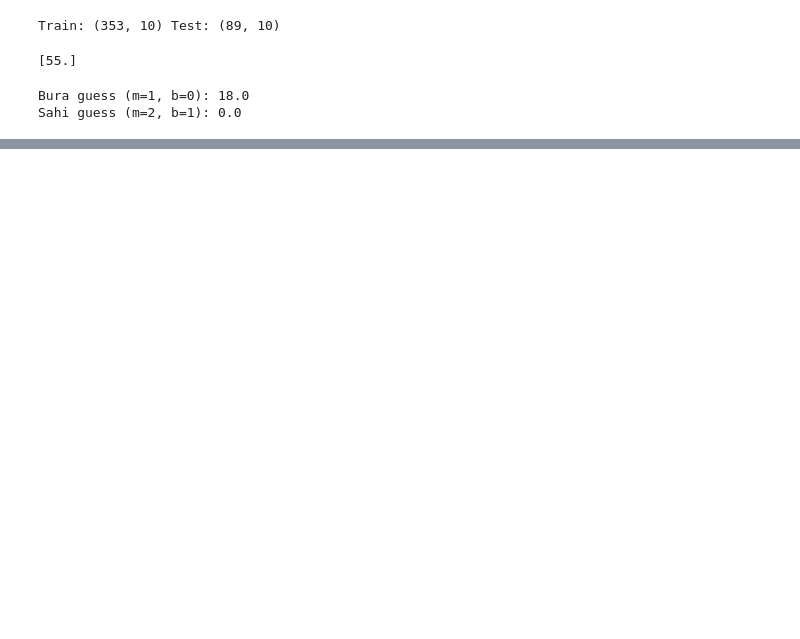
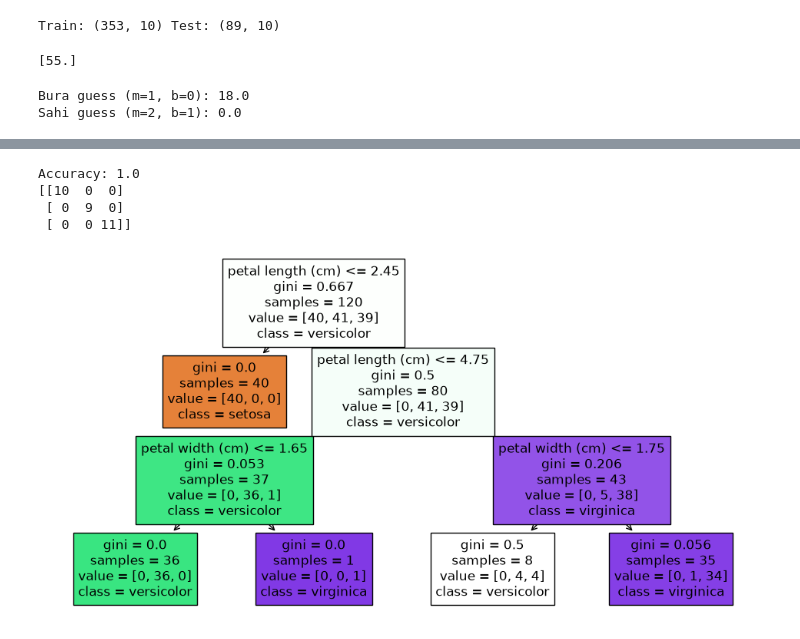
Before and after one commit to Amjad3618/data-analysis-code-, a Jupyter notebook: week3.ipynb, the cells around one changed output, grey strips where cells are left out. Drawn from its saved outputs; the diff is of its cells as text; code cells hidden in the pictures; blank space fills up the shorter version.

```diff
--- a/week3.ipynb
+++ b/week3.ipynb
@@ -48,0 +132,31 @@ Sahi guess (m=2, b=1): 0.0
+# %%
+# 108 – Decision Tree Implementation (Full)
+
+import matplotlib.pyplot as plt
+from sklearn.datasets import load_iris
+from sklearn.model_selection import train_test_split
+from sklearn.tree import DecisionTreeClassifier, plot_tree
+from sklearn.metrics import accuracy_score, confusion_matrix
+
+iris = load_iris()
+X_train, X_test, y_train, y_test = train_test_split(
+    iris.data, iris.target, test_size=0.2, random_state=42
+)
+
+model = DecisionTreeClassifier(max_depth=3, random_state=42)
+model.fit(X_train, y_train)
+
+y_pred = model.predict(X_test)
+print("Accuracy:", accuracy_score(y_test, y_pred))
+print(confusion_matrix(y_test, y_pred))
+
+plt.figure(figsize=(12, 6))
+plot_tree(model, feature_names=iris.feature_names,
+          class_names=iris.target_names, filled=True)
+plt.show()
+# %% [output]
+Accuracy: 1.0
+[[10  0  0]
+ [ 0  9  0]
+ [ 0  0 11]]
+[figure, added]
```
Also changed, not shown: parts of 3 cells of this notebook.
